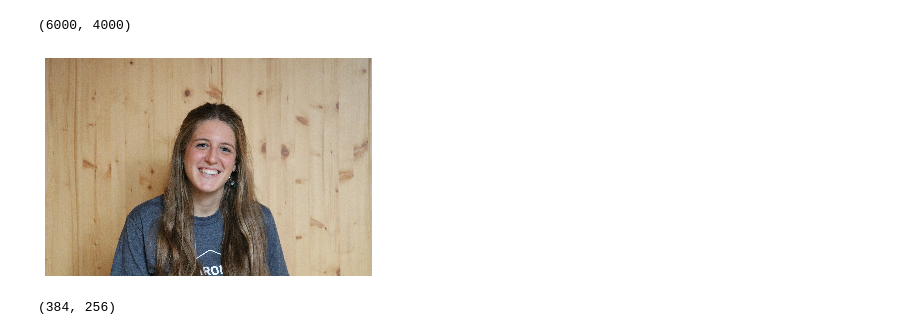
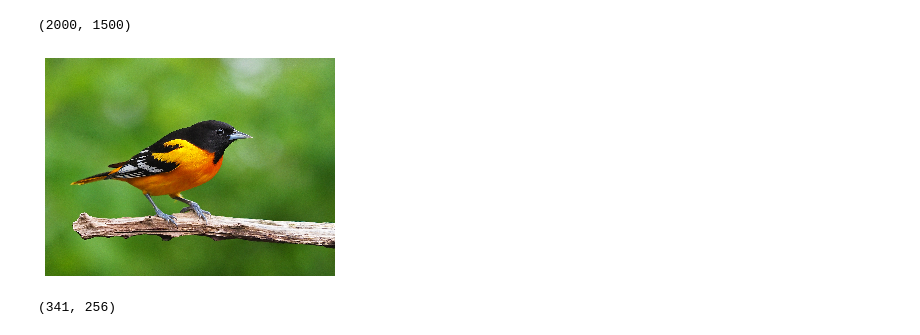
Before and after one commit to blancalluch/ImageSegmentation, a Jupyter notebook: photoBlur.ipynb, the cells around one changed output. Drawn from its saved outputs; the diff is of its cells as text; code cells hidden in the pictures.

```diff
--- a/photoBlur.ipynb
+++ b/photoBlur.ipynb
@@ -17,19 +17,19 @@ from imageProcessing import resizeImg, generateMask
 #ssl._create_default_https_context = ssl._create_unverified_context
 # %%
 # Load Photo ########### Lo Hacen Ellos
-img = Image.open('./IMG.JPG')
+img = Image.open('images/bird.png')
 plt.axis('off')
 plt.imshow(img)
 print(img.size)
 # %% [output]
-(6000, 4000)
+(2000, 1500)
-[figure, old version]
+[figure, new version]
 # %%
 # Resize Photo ########### Lo Hacen Ellos
 img = resizeImg(img,256)
 print(img.size)
 # %% [output]
-(384, 256)
+(341, 256)
 # %%
 # Generate Mask
 mask = generateMask(img)
```
Also changed, not shown: parts of 11 cells of this notebook, 6 other files.
